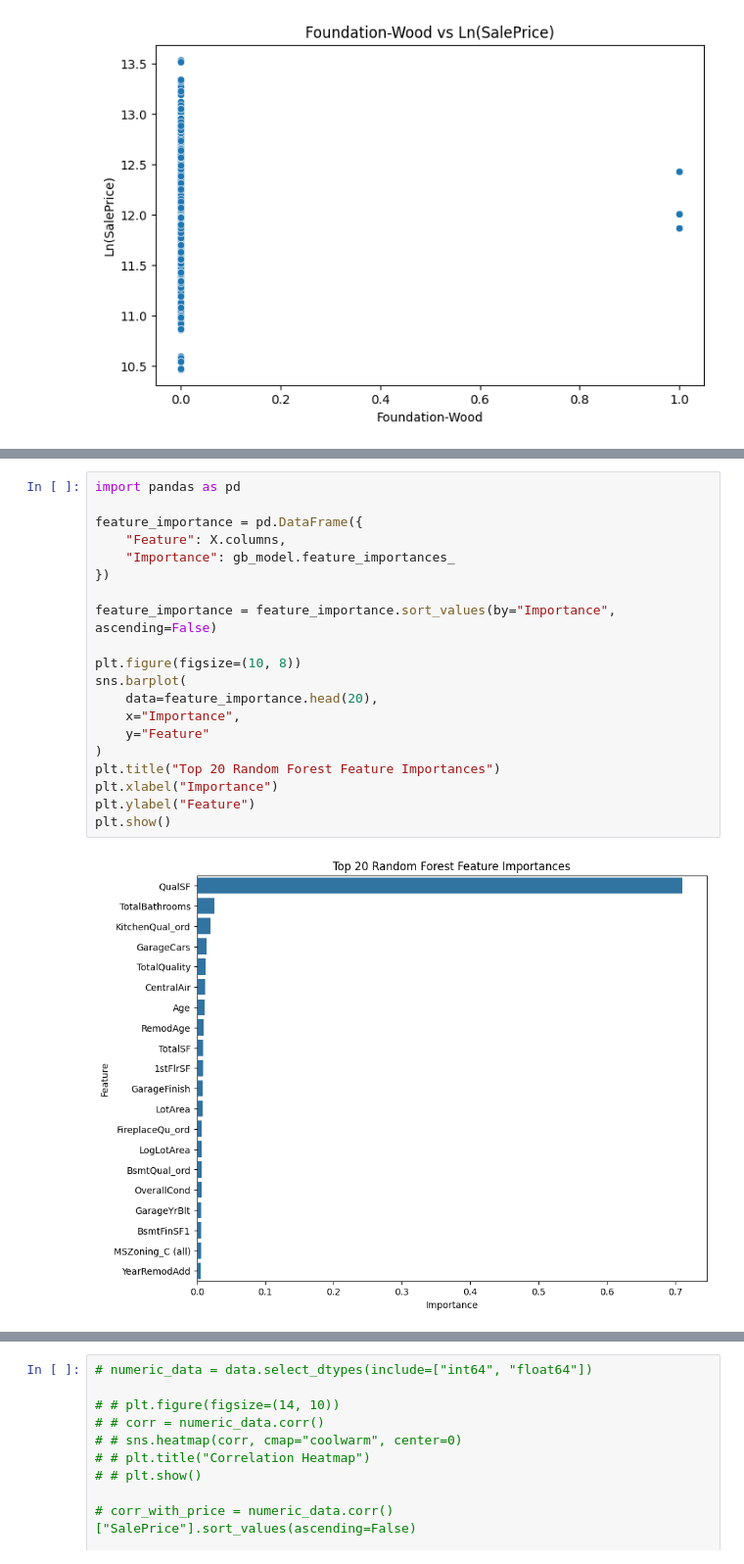
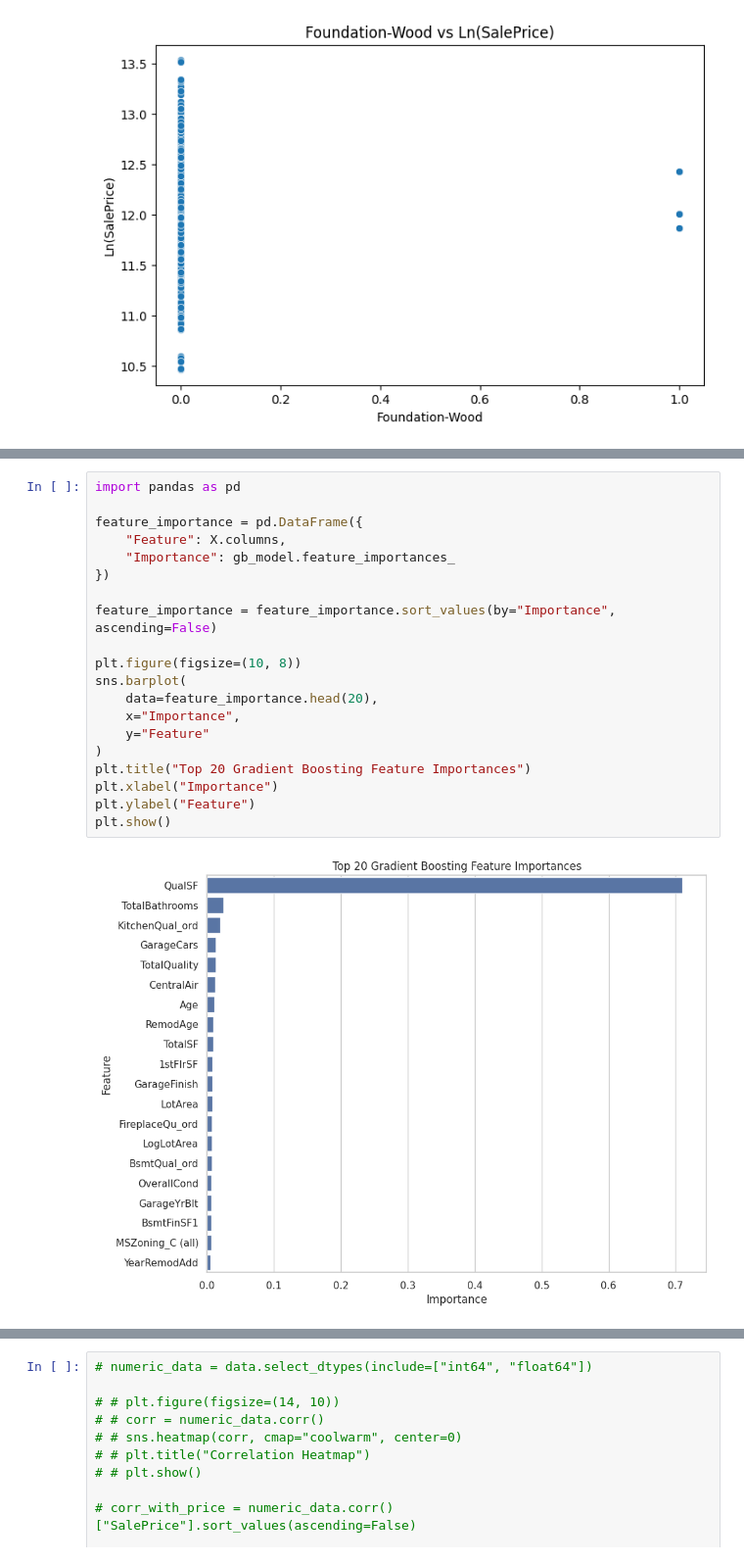
Before and after one commit to dana-fatemeh/Final-ML-Project, a Jupyter notebook: final-prj.ipynb, the cells around one changed output, grey strips where cells are left out. Shown at 98% size. Cells and saved outputs as stored; diff of their text form.

```diff
--- a/final-prj.ipynb
+++ b/final-prj.ipynb
@@ -989,25 +989,25 @@ plt.show()
 # %%
 import pandas as pd
 
 feature_importance = pd.DataFrame({
     "Feature": X.columns,
     "Importance": gb_model.feature_importances_
 })
 
 feature_importance = feature_importance.sort_values(by="Importance", ascending=False)
 
 plt.figure(figsize=(10, 8))
 sns.barplot(
     data=feature_importance.head(20),
     x="Importance",
     y="Feature"
 )
-plt.title("Top 20 Random Forest Feature Importances")
+plt.title("Top 20 Gradient Boosting Feature Importances")
 plt.xlabel("Importance")
 plt.ylabel("Feature")
 plt.show()
 # %% [output]
-[figure, old version]
+[figure, new version]
 # %%
 import matplotlib.pyplot as plt
 import seaborn as sns
```
Also changed, not shown: parts of 5 cells of this notebook.
